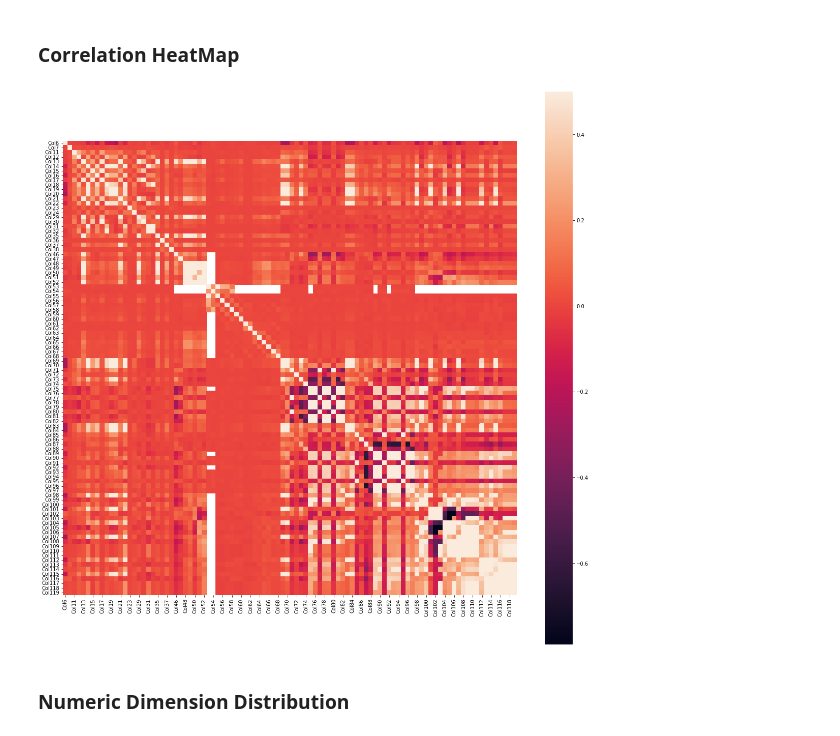
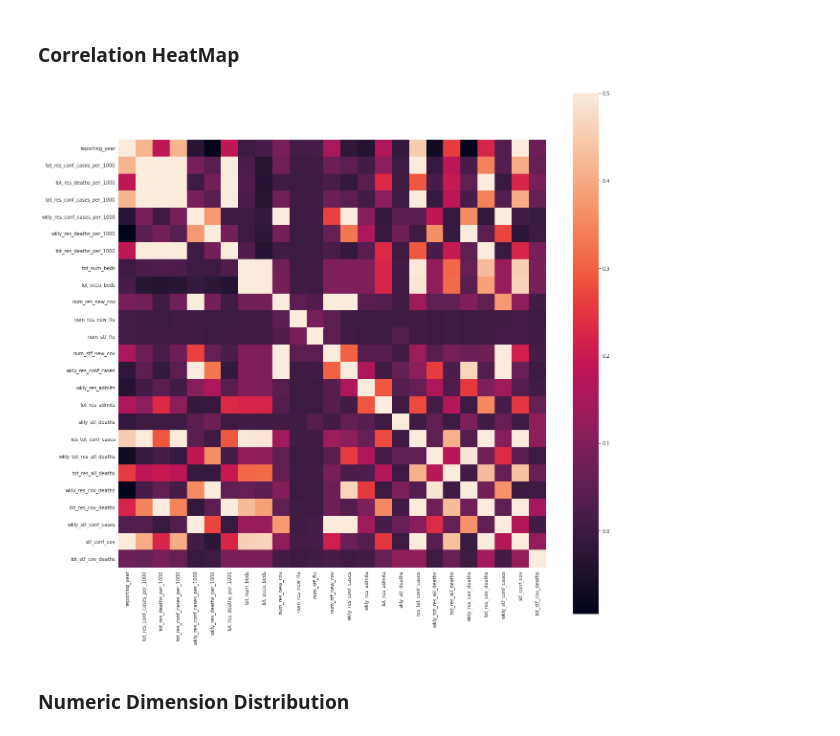
Before and after one commit to debanjansaha-git/Deb-NEU-DataAnalytics-Fall22, a Jupyter notebook: Nursing Home EDA.ipynb, the cells around one changed output. Saved outputs shown, nothing was run; the diff lists cells and outputs as text; code cells hidden in the pictures.

```diff
--- a/Nursing Home EDA.ipynb
+++ b/Nursing Home EDA.ipynb
@@ -44,0 +65,6 @@ Number of cols: 120
+# %%
+raw_data['WeekEndingTS'] = pd.to_datetime(raw_data['Week Ending'])
+original_cols = raw_data.columns.tolist()
+reorder_cols = original_cols[-1:] + original_cols[:-1]
+raw_data = raw_data[reorder_cols]
+raw_data.head()
@@ -44,0 +79,6 @@ Number of cols: 120
+# %%
+raw_data['reporting_year'] = raw_data['WeekEndingTS'].dt.year
+original_cols = raw_data.columns.tolist()
+reorder_cols = original_cols[-1:] + original_cols[:-1]
+raw_data = raw_data[reorder_cols]
+raw_data.head()
@@ -173,0 +284,30 @@ px.bar(sorted_fac_state, x='Col5', y='Col1', color='Col5',
+# %%
+rename_cols = {
+    'Federal Provider Number': 'facility_id',
+    'Total Resident Confirmed COVID-19 Cases Per 1,000 Residents': 'tot_res_conf_cases_per_1000',
+    'Total Resident COVID-19 Deaths Per 1,000 Residents': 'tot_res_deaths_per_1000',
+    'Initial Confirmed COVID-19 Case This Week': 'init_conf_cases',
+    'Three or More Confirmed COVID-19 Cases This Week': 'wkly_conf_cases_threeplus',
+    'Weekly Resident Confirmed COVID-19 Cases Per 1,000 Residents': 'wkly_res_conf_cases_per_1000',
+    'Weekly Resident COVID-19 Deaths Per 1,000 Residents': 'wkly_res_deaths_per_1000',
+    'Number of All Beds': 'tot_num_beds',
+    'Total Number of Occupied Beds': 'tot_occu_beds',
+    'Number of Residents with a New Positive COVID-19 Test Result': 'num_res_new_cov',
+    'Number of Residents with New Influenza': 'num_res_new_flu',
+    'Number of Staff and/or Personnel with New Influenza': 'num_stf_flu',
+    'Number of Staff and/or Personnel with a New Positive COVID-19 Test Result': 'num_stf_new_cov',
+    'Residents Weekly Confirmed COVID-19': 'wkly_res_conf_cases',
+    'Residents Weekly Admissions COVID-19': 'wkly_res_admits',
+    'Residents Total Admissions COVID-19': 'tot_res_admits',
+    'Staff Weekly COVID-19 Deaths': 'skly_stf_deaths',
+    'Residents Total Confirmed COVID-19': 'res_tot_conf_cases',
+    'Residents Weekly All Deaths': 'wkly_tot_res_all_deaths',
+    'Residents Total All Deaths': 'tot_res_all_deaths',
+    'Residents Weekly COVID-19 Deaths': 'wkly_res_cov_deaths',
+    'Residents Total COVID-19 Deaths': 'tot_res_cov_deaths',
+    'Staff Weekly Confirmed COVID-19': 'wkly_stf_conf_cases',
+    'Staff Total Confirmed COVID-19': 'stf_conf_cov',
+    'Staff Total COVID-19 Deaths': 'tot_stf_cov_deaths'
+}
+selected_data.rename(columns=rename_cols, inplace=True)
+selected_data.head()
@@ -176,13 +348,13 @@ px.bar(sorted_fac_state, x='Col5', y='Col1', color='Col5',
 # %% [markdown]
 ### Correlation HeatMap
 # %%
-corr_matrix = tf_data.corr()
+corr_matrix = selected_data.corr()
 
 fig = plt.figure(figsize = (20, 20))
 sns.heatmap(corr_matrix, vmax = .5, square = True)
 plt.show()
 # %% [output]
-[figure, old version]
+[figure, new version]
 # %% [markdown]
 ### Numeric Dimension Distribution
 # %%
```
Also changed, not shown: parts of 16 cells of this notebook.
